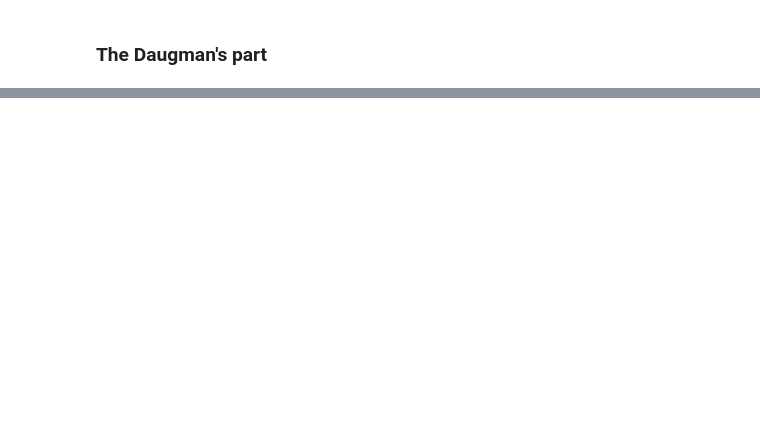
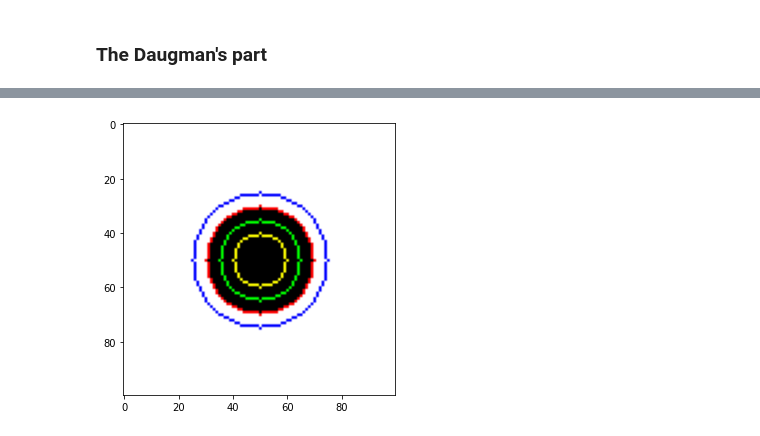
Before and after one commit to banderlog/daugman, a Jupyter notebook: daugman_visual_explanation.ipynb, the cells around one changed output, grey strips where cells are left out. Cells and saved outputs as stored; diff of their text form; code cells hidden in the pictures; blank space fills up the shorter version.

```diff
--- a/daugman_visual_explanation.ipynb
+++ b/daugman_visual_explanation.ipynb
@@ -130,2 +11,9 @@ Now, for each point we will run the Daugman's algorithm
+# %%
+# fixed size for matplotlib output
+plt.rcParams['figure.figsize'] = [5, 5]
+# for replicability
+random.seed(2020)
+
+dve = DaugmanVisualExplanation('eye.jpg')
 # %% [markdown]
 ### The Daugman's part
@@ -337,0 +28,4 @@ _ = plt.imshow(img[::,::,::-1])
+# %%
+dve.plot_pixel_intensity_delta_pic()
+# %% [output]
+[figure, added]
```
Also changed, not shown: parts of 60 cells of this notebook, 7 other files.
